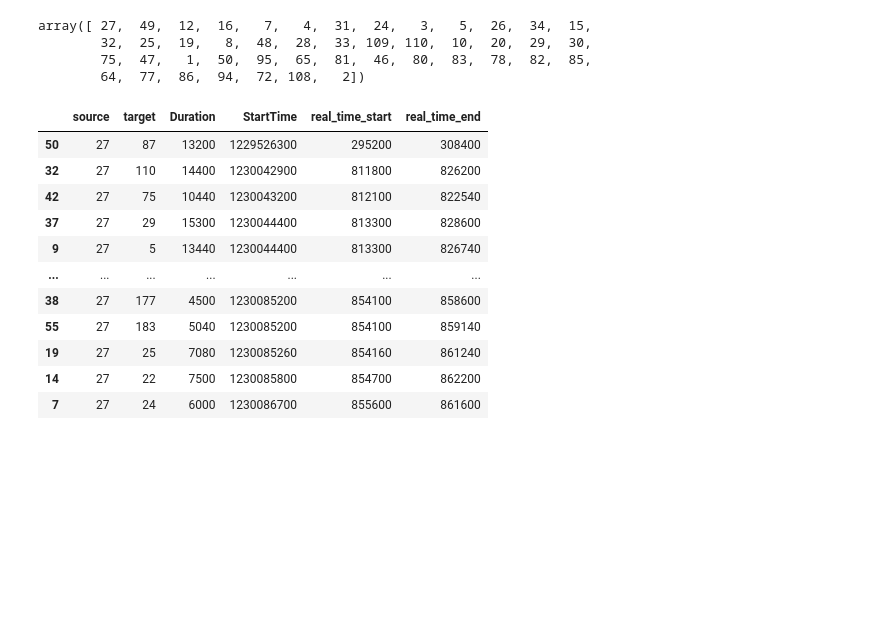
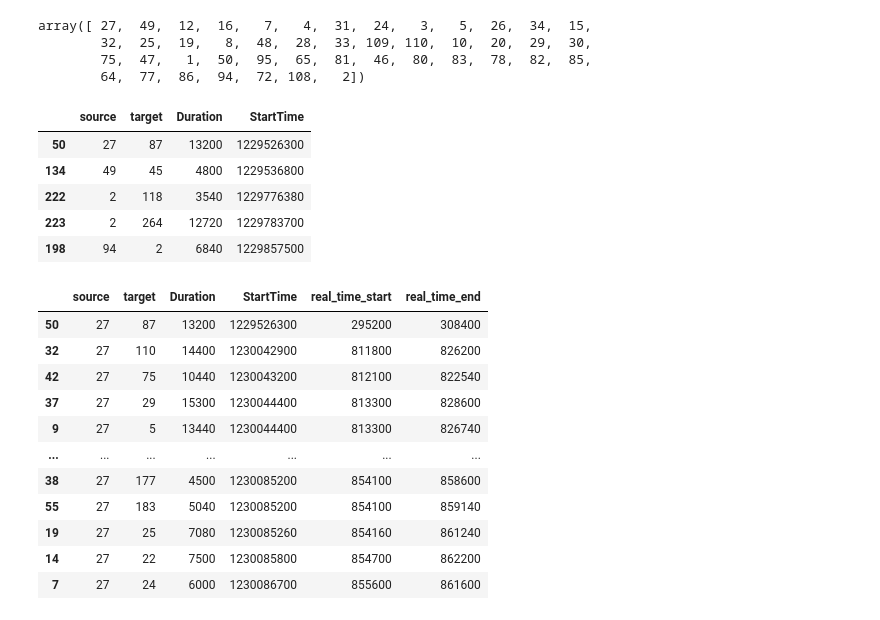
Before and after one commit to eliecerecology/ComplexNetworksPandemia, a Jupyter notebook: Personal.ipynb, the cells around one changed output. Drawn from its saved outputs; the diff is of its cells as text; code cells hidden in the pictures; blank space fills up the shorter version.

```diff
--- a/Personal.ipynb
+++ b/Personal.ipynb
@@ -274,9 +525,19 @@ array([ 27,  49,  12,  16,   7,   4,  31,  24,   3,   5,  26,  34,  15,
         64,  77,  86,  94,  72, 108,   2])
 # %%
 C_dfs = C_df.sort_values(by=['StartTime'], ascending=True)
-C_dfs['real_time_start'] = C_dfs["StartTime"] - first.iloc[0, 2]
-C_dfs['real_time_end'] = C_dfs["real_time_start"] + C_dfs["Duration"]
-C_dfs27 = C_dfs[C_dfs.source == 27]
+
+#C_dfs['real_time_start'] = C_dfs["StartTime"] - first.iloc[0, 2]
+#C_dfs['real_time_end'] = C_dfs["real_time_start"] + C_dfs["Duration"]
+#C_dfs27 = C_dfs[C_dfs.source == 27]
+# %%
+C_dfs.head()
+# %% [output]
+|  | source | target | Duration | StartTime |
+| 50 | 27 | 87 | 13200 | 1229526300 |
+| 134 | 49 | 45 | 4800 | 1229536800 |
+| 222 | 2 | 118 | 3540 | 1229776380 |
+| 223 | 2 | 264 | 12720 | 1229783700 |
+| 198 | 94 | 2 | 6840 | 1229857500 |
 # %%
 ## Start 27
 # %%
```
Also changed, not shown: parts of 12 cells of this notebook, 9 other files.
